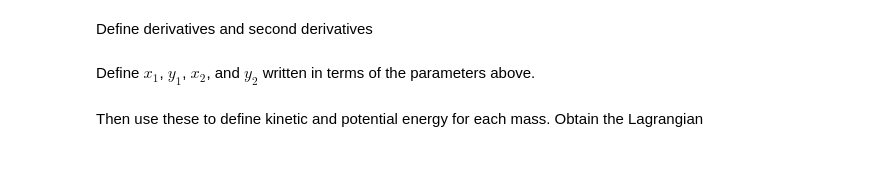
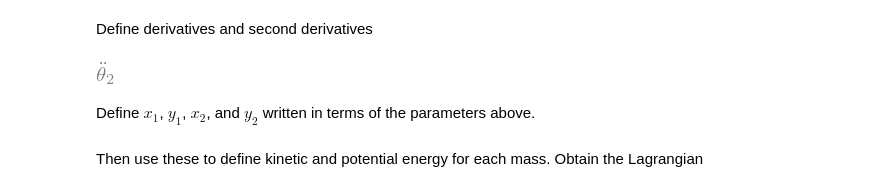
Before and after one commit to thomas-martinod/mecanica-clasica, a Jupyter notebook: tarea-3/pendulo-doble.ipynb, the cells around one changed output. Cells and saved outputs as stored; diff of their text form; code cells hidden in the pictures; blank space fills up the shorter version.

```diff
--- a/tarea-3/pendulo-doble.ipynb
+++ b/tarea-3/pendulo-doble.ipynb
@@ -36,8 +34,12 @@ Define derivatives and second derivatives
 # %%
 the1_d = smp.diff(the1, t)
 the2_d = smp.diff(the2, t)
 the1_dd = smp.diff(the1_d, t)
 the2_dd = smp.diff(the2_d, t)
+
+the2_dd
+# %% [output]
+[figure, added]
 # %% [markdown]
 Define $x_1$, $y_1$, $x_2$, and $y_2$ written in terms of the parameters above.
 # %%
```
Also changed, not shown: parts of 10 cells of this notebook, 1 other file.
